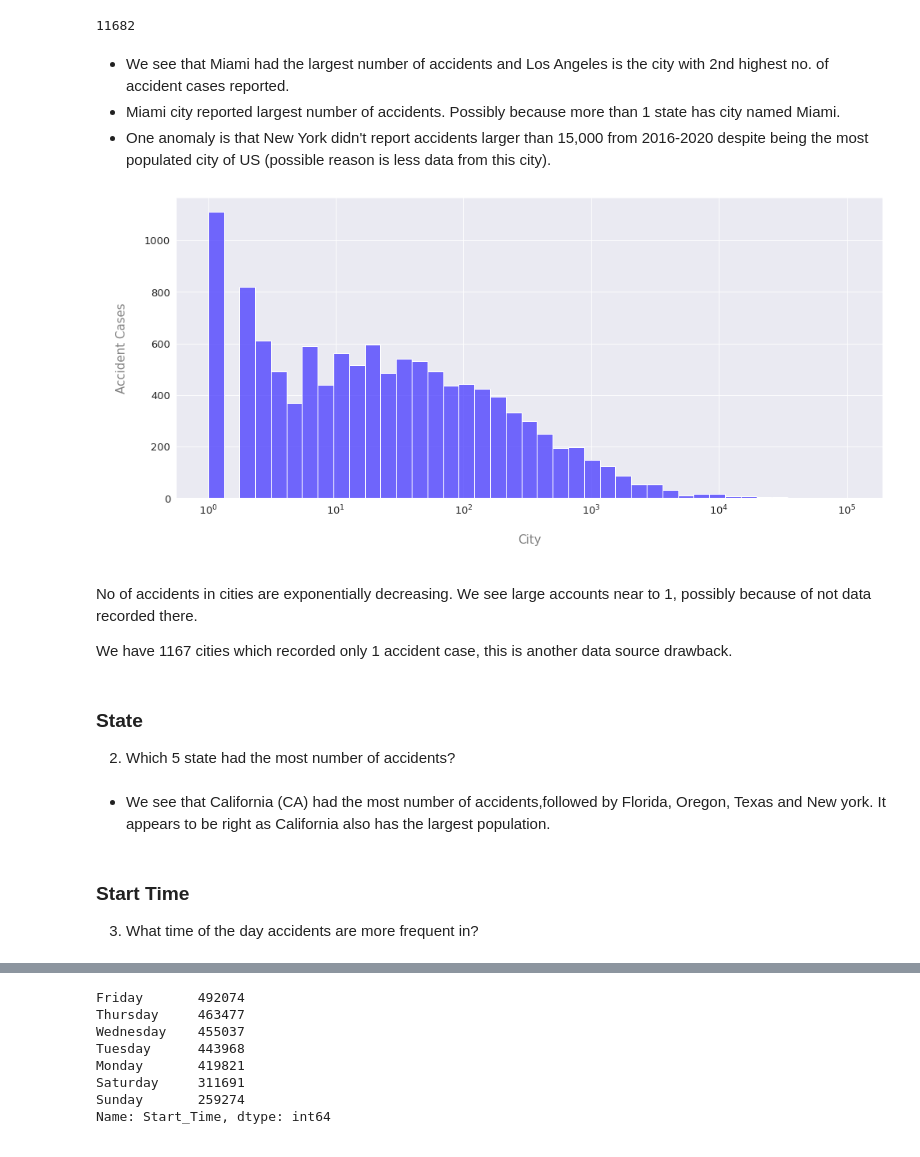
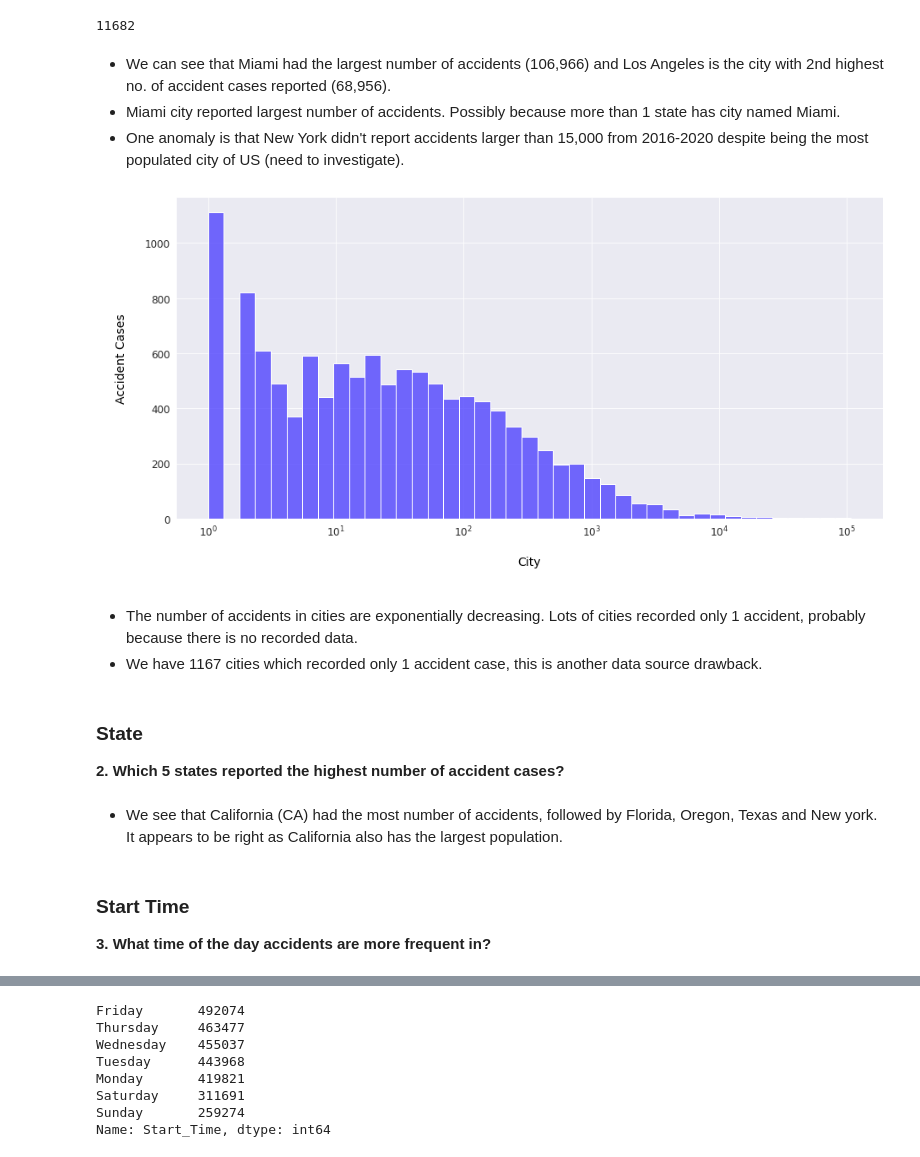
Before and after one commit to matthewmachnowski/us-accidents-analysis, a Jupyter notebook: us_accidents_analysis.ipynb, the cells around one changed output, grey strips where cells are left out. Saved outputs shown, nothing was run; the diff lists cells and outputs as text; code cells hidden in the pictures.

```diff
--- a/us_accidents_analysis.ipynb
+++ b/us_accidents_analysis.ipynb
@@ -186,26 +197,25 @@ fig.show(width=1200, height=550)
 # %% [markdown]
-- We see that Miami had the largest number of accidents and Los Angeles is the city with 2nd highest no. of accident cases reported.
+- We can see that Miami had the largest number of accidents (106,966) and Los Angeles is the city with 2nd highest no. of accident cases reported (68,956).
 - Miami city reported largest number of accidents. Possibly because more than 1 state has city named Miami.
-- One anomaly is that New York didn't report accidents larger than 15,000 from 2016-2020 despite being the most populated city of US (possible reason is less data from this city).
+- One anomaly is that New York didn't report accidents larger than 15,000 from 2016-2020 despite being the most populated city of US (need to investigate).
 # %%
 # Lets try to see the distribution of accidents in cities in log scale.
-plt.figure(figsize=(16,7))
-plt.xlabel('\nCity\n', fontsize=15, color='gray')
-plt.ylabel('\nAccident Cases\n', fontsize=15, color='gray')
-plt.xticks(fontsize=13)
-plt.yticks(fontsize=13)
+plt.figure(figsize=(15,7))
+plt.xlabel('\nCity\n', fontsize=14, color='Black')
+plt.ylabel('\nAccident Cases\n', fontsize=14, color='Black')
+plt.xticks(fontsize=12)
+plt.yticks(fontsize=12)
 sns.histplot(df.City.value_counts(), log_scale=True, color='#4638ff')
 plt.show()
 # %% [output]
-[figure, old version]
+[figure, new version]
 # %% [markdown]
-No of accidents in cities are exponentially decreasing. We see large accounts near to 1, possibly because of not data recorded there.
-
-We have 1167 cities which recorded only 1 accident case, this is another data source drawback.
+- The number of accidents in cities are exponentially decreasing. Lots of cities recorded only 1 accident, probably because there is no recorded data.
+- We have 1167 cities which recorded only 1 accident case, this is another data source drawback.
 # %% [markdown]
 ### State
 
-2. Which 5 state had the most number of accidents?
+**2. Which 5 states reported the highest number of accident cases?**
 # %%
 states_by_accident = df.State.value_counts()
 states_by_accident = states_by_accident[states_by_accident > 50000]
@@ -216,11 +226,11 @@ states_by_accident.columns = ['State', 'Accidents']
 fig = px.pie(states_by_accident, values='Accidents', names='State')
 fig.show()
 # %% [markdown]
-- We see that California (CA) had the most number of accidents,followed by Florida, Oregon, Texas and New york. It appears to be right as California also has the largest population.
+- We see that California (CA) had the most number of accidents, followed by Florida, Oregon, Texas and New york. It appears to be right as California also has the largest population.
 # %% [markdown]
 ### Start Time
 
-3. What time of the day accidents are more frequent in?
+**3. What time of the day accidents are more frequent in?**
 # %%
 df.Start_Time[0]
 # %% [output]
```
Also changed, not shown: parts of 36 cells of this notebook.
